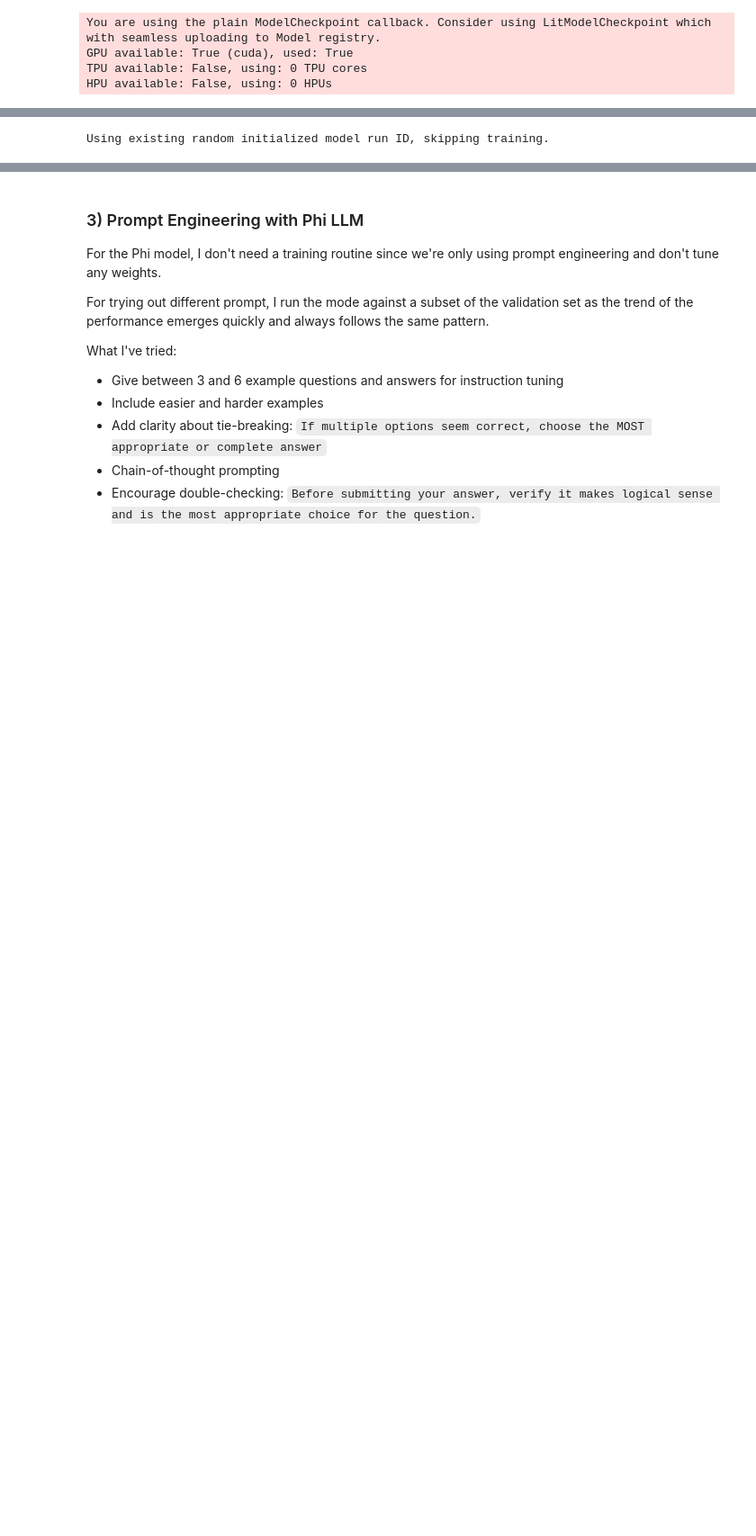
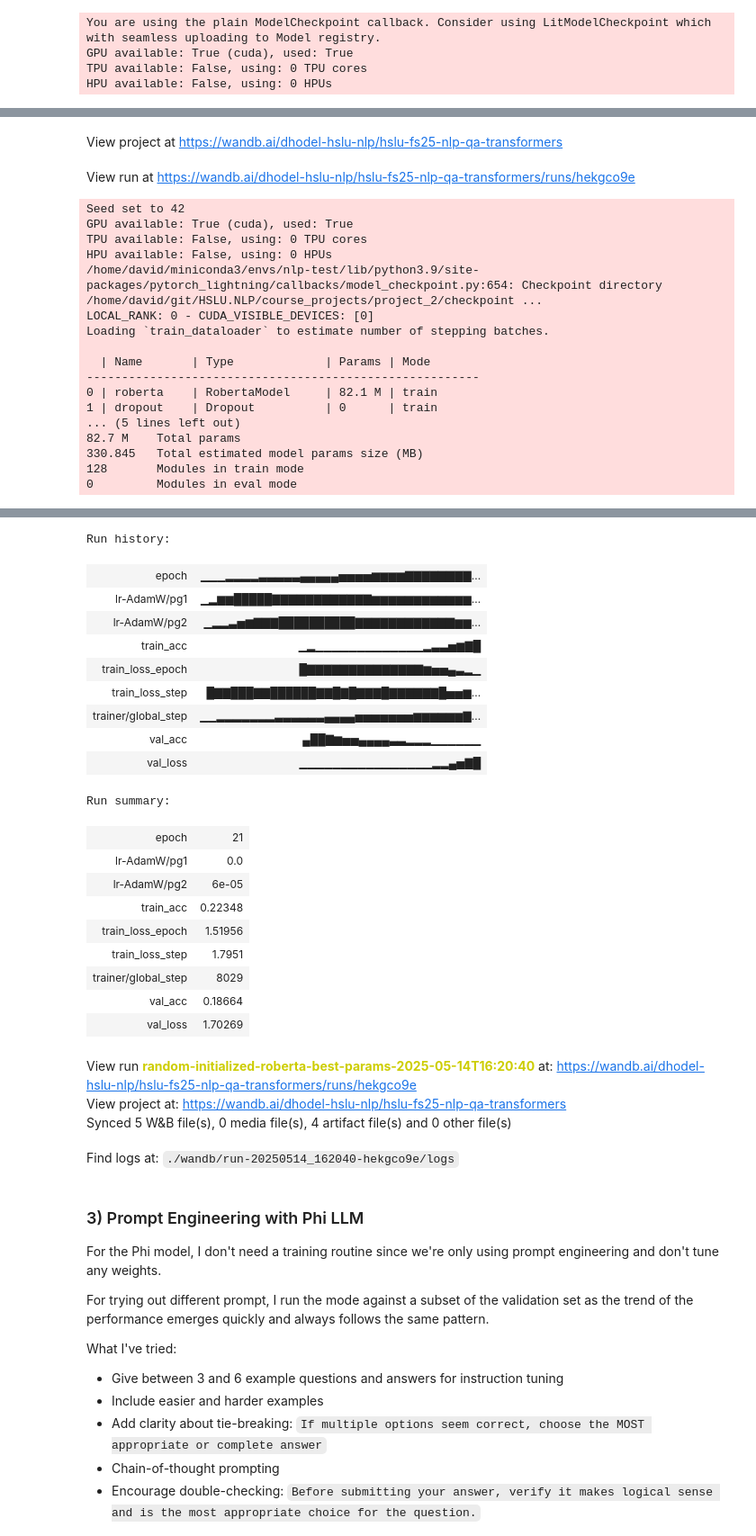
Before and after one commit to Davee02/HSLU.NLP, a Jupyter notebook: course_projects/project_2/project_2.ipynb, the cells around one changed output, grey strips where cells are left out. Shown at 90% size. Cells and saved outputs as stored; diff of their text form; code cells hidden in the pictures; blank space fills up the shorter version.

```diff
--- a/course_projects/project_2/project_2.ipynb
+++ b/course_projects/project_2/project_2.ipynb
@@ -1223,7 +1226,7 @@ if existing_random_initialized_model_run_id is None: # only train if we don't al
     data_module=data_module,
     max_epochs=50,
     checkpoints_path=random_initialized_checkpoints_path,
-    early_stopping_patience=10, # increased patience for random initialization to allow for more training
+    early_stopping_patience=20, # increased patience for random initialization to allow for more training as a low number never encouraged any learning
     wandb_run_prefix="random-initialized-roberta-best-params",
     existing_run=None,
   )
@@ -1235 +1241,19 @@ else:
+View project at https://wandb.ai/dhodel-hslu-nlp/hslu-fs25-nlp-qa-transformers
+View run at https://wandb.ai/dhodel-hslu-nlp/hslu-fs25-nlp-qa-transformers/runs/hekgco9e
-Using existing random initialized model run ID, skipping training.
+Seed set to 42
+GPU available: True (cuda), used: True
+TPU available: False, using: 0 TPU cores
+HPU available: False, using: 0 HPUs
+/home/david/miniconda3/envs/nlp-test/lib/python3.9/site-packages/pytorch_lightning/callbacks/model_checkpoint.py:654: Checkpoint directory /home/david/git/HSLU.NLP/course_projects/project_2/checkpoint ...
+LOCAL_RANK: 0 - CUDA_VISIBLE_DEVICES: [0]
+Loading `train_dataloader` to estimate number of stepping batches.
+
+  | Name       | Type             | Params | Mode
+--------------------------------------------------------
+0 | roberta    | RobertaModel     | 82.1 M | train
+1 | dropout    | Dropout          | 0      | train
+... (5 lines left out)
+82.7 M    Total params
+330.845   Total estimated model params size (MB)
+128       Modules in train mode
+0         Modules in eval mode
@@ -1236,3 +1261,27 @@ Using existing random initialized model run ID, skipping training.
+Run history:
+| epoch | ▁▁▁▂▂▂▂▃▃▃▃▃▄▄▄▄▄▅▅▅▅▆▆▆▆▇▇▇▇▇▇▇▇... |
+| lr-AdamW/pg1 | ▁▂▆▆█████▇▇▇▇▇▇▇▇▇▇▇▇▆▆▆▆▆▆▆▆▆▆▆▆... |
+| lr-AdamW/pg2 | ▁▂▂▃▅▆▇▇▇██████████▇▇▇▇▇▇▇▇▇▇▇▇▆▆... |
+| train_acc | ▁▂▁▁▁▁▁▁▁▁▁▁▁▁▁▂▃▃▅▆▇█ |
+| train_loss_epoch | █▇▇▇▇▇▇▇▇▇▇▇▇▇▇▆▅▅▄▃▂▁ |
+| train_loss_step | █▇▇███▇▇██████▇▇█▇█▇▇▇█▇▇▇▇▇▇█▅▅▆... |
+| trainer/global_step | ▁▁▂▂▂▂▂▂▂▃▃▃▃▃▃▄▄▄▄▅▅▅▅▅▅▅▆▆▆▆▆▆▇... |
+| val_acc | ▄██▇▆▅▅▄▄▄▄▃▃▂▂▂▁▁▁▁▁▁ |
+| val_loss | ▁▁▁▁▁▁▁▁▁▁▁▁▁▁▁▁▂▂▄▅▇█ |
+Run summary:
+| epoch | 21 |
+| lr-AdamW/pg1 | 0.0 |
+| lr-AdamW/pg2 | 6e-05 |
+| train_acc | 0.22348 |
+| train_loss_epoch | 1.51956 |
+| train_loss_step | 1.7951 |
+| trainer/global_step | 8029 |
+| val_acc | 0.18664 |
+| val_loss | 1.70269 |
+View run random-initialized-roberta-best-params-2025-05-14T16:20:40 at: https://wandb.ai/dhodel-hslu-nlp/hslu-fs25-nlp-qa-transformers/runs/hekgco9e
+View project at: https://wandb.ai/dhodel-hslu-nlp/hslu-fs25-nlp-qa-transformers
+Synced 5 W&B file(s), 0 media file(s), 4 artifact file(s) and 0 other file(s)
+Find logs at: ./wandb/run-20250514_162040-hekgco9e/logs
 # %% [markdown]
 ### 3) Prompt Engineering with Phi LLM
 
```
Also changed, not shown: parts of 13 cells of this notebook.
